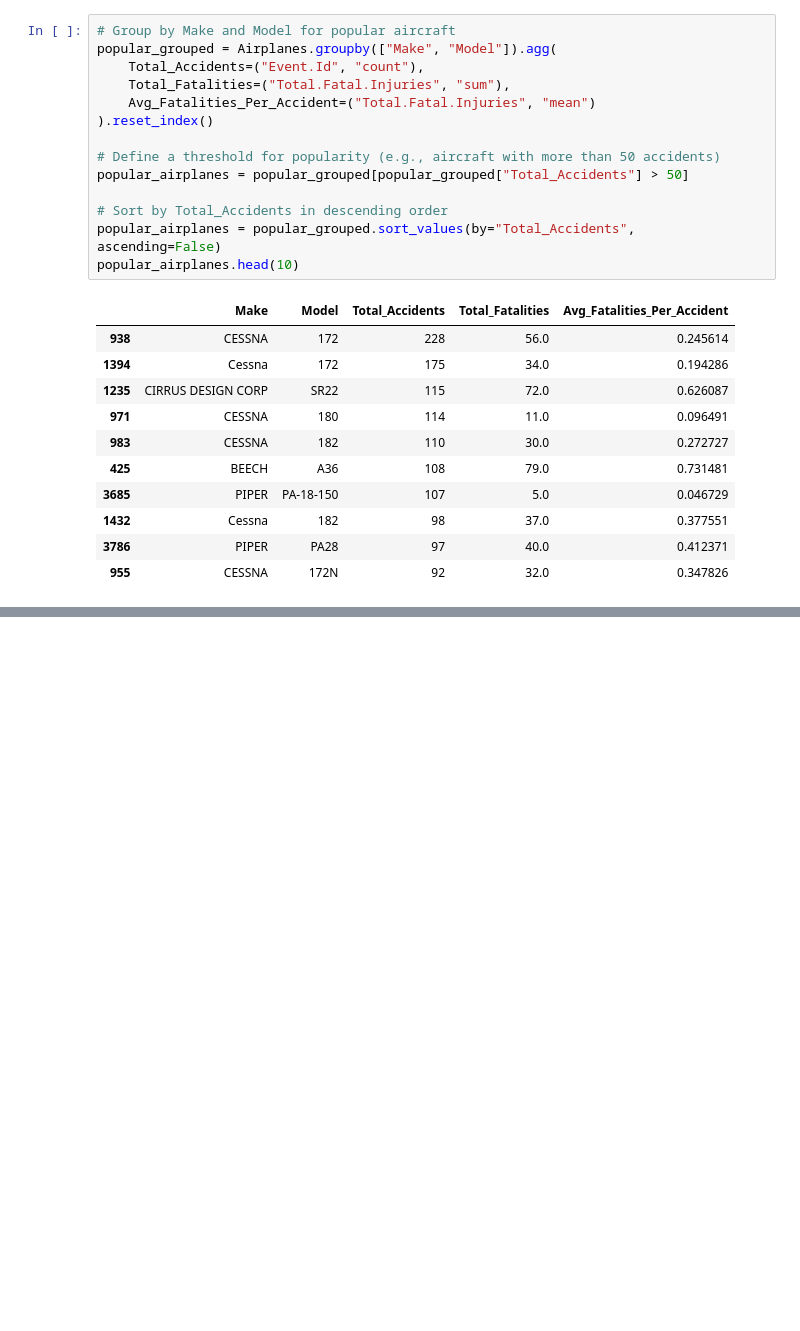
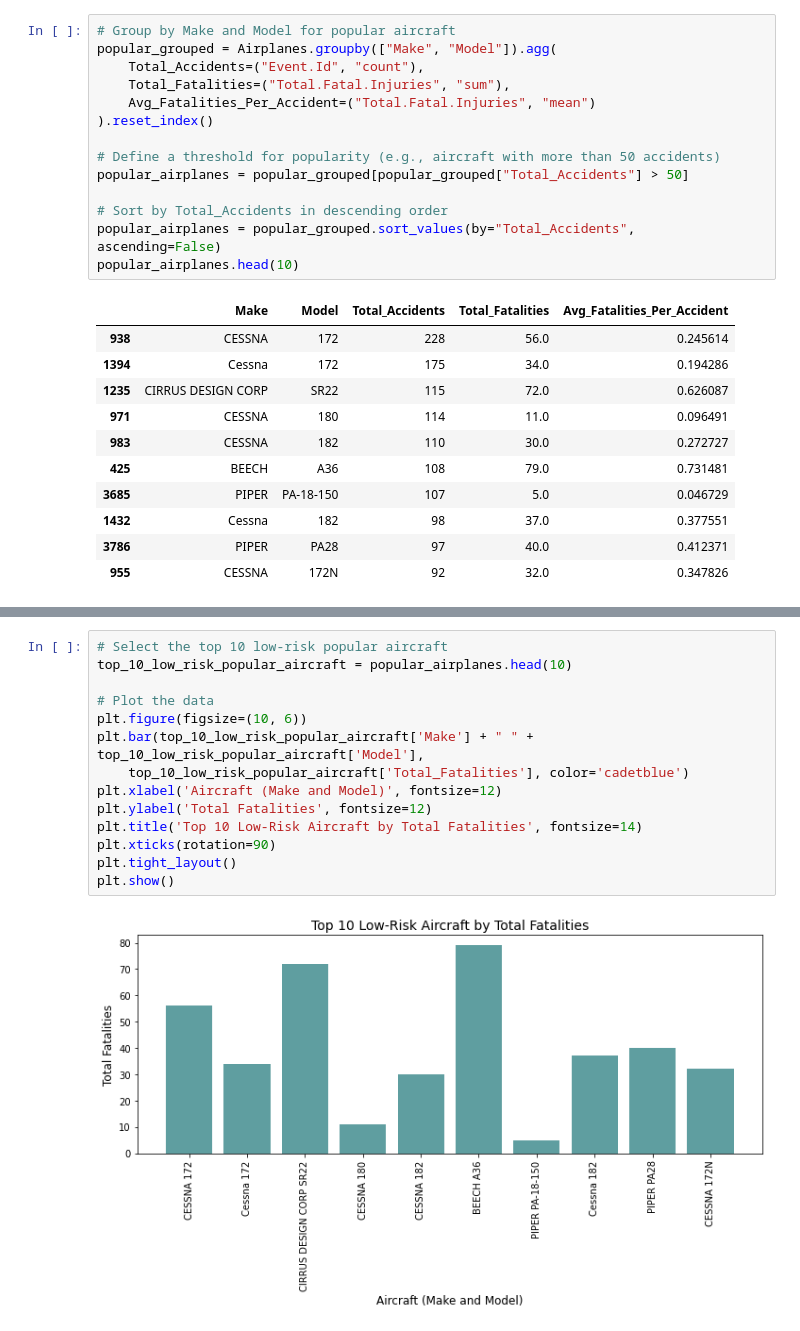
Before and after one commit to Kissienya/dsc-phase-1-project-v3, a Jupyter notebook: student.ipynb, the cells around one changed output, grey strips where cells are left out. Saved outputs shown, nothing was run; the diff lists cells and outputs as text; blank space fills up the shorter version.

```diff
--- a/student.ipynb
+++ b/student.ipynb
@@ -235,0 +245,16 @@ weather_risk
+# %%
+# Select the top 10 low-risk popular aircraft
+top_10_low_risk_popular_aircraft = popular_airplanes.head(10)
+
+# Plot the data
+plt.figure(figsize=(10, 6))
+plt.bar(top_10_low_risk_popular_aircraft['Make'] + " " + top_10_low_risk_popular_aircraft['Model'],
+    top_10_low_risk_popular_aircraft['Total_Fatalities'], color='cadetblue')
+plt.xlabel('Aircraft (Make and Model)', fontsize=12)
+plt.ylabel('Total Fatalities', fontsize=12)
+plt.title('Top 10 Low-Risk Aircraft by Total Fatalities', fontsize=14)
+plt.xticks(rotation=90)
+plt.tight_layout()
+plt.show()
+# %% [output]
+[figure, added]
```
Also changed, not shown: parts of 6 cells of this notebook.
